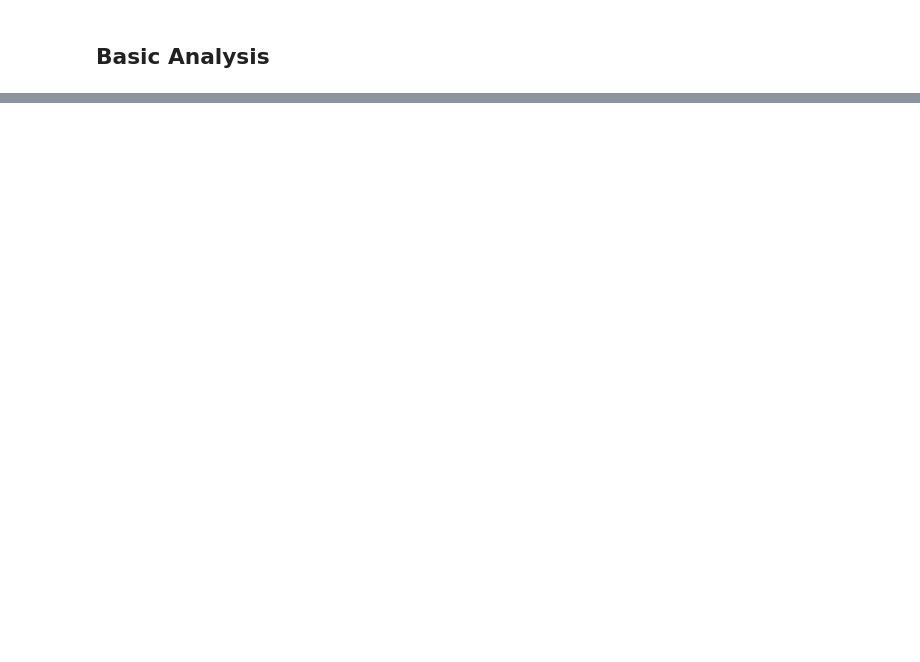
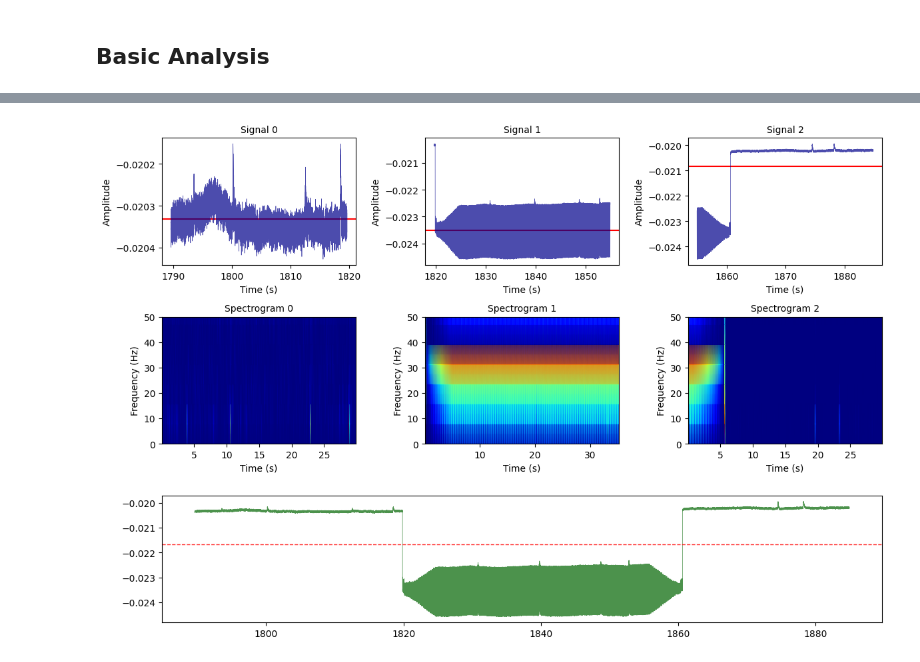
Before and after one commit to Jose-Alves-Neto/GX_tES_Dataset_Experiment, a Jupyter notebook: signal_analysis.ipynb, the cells around one changed output, grey strips where cells are left out. Drawn from its saved outputs; the diff is of its cells as text; code cells hidden in the pictures; blank space fills up the shorter version.

```diff
--- a/signal_analysis.ipynb
+++ b/signal_analysis.ipynb
@@ -486,0 +586,4 @@ Extracted 9 pre-stimulus epochs
+# %%
+plot_epochs(stim_epochs[4])
+# %% [output]
+[figure, added]
```
Also changed, not shown: parts of 19 cells of this notebook, 1 other file.
